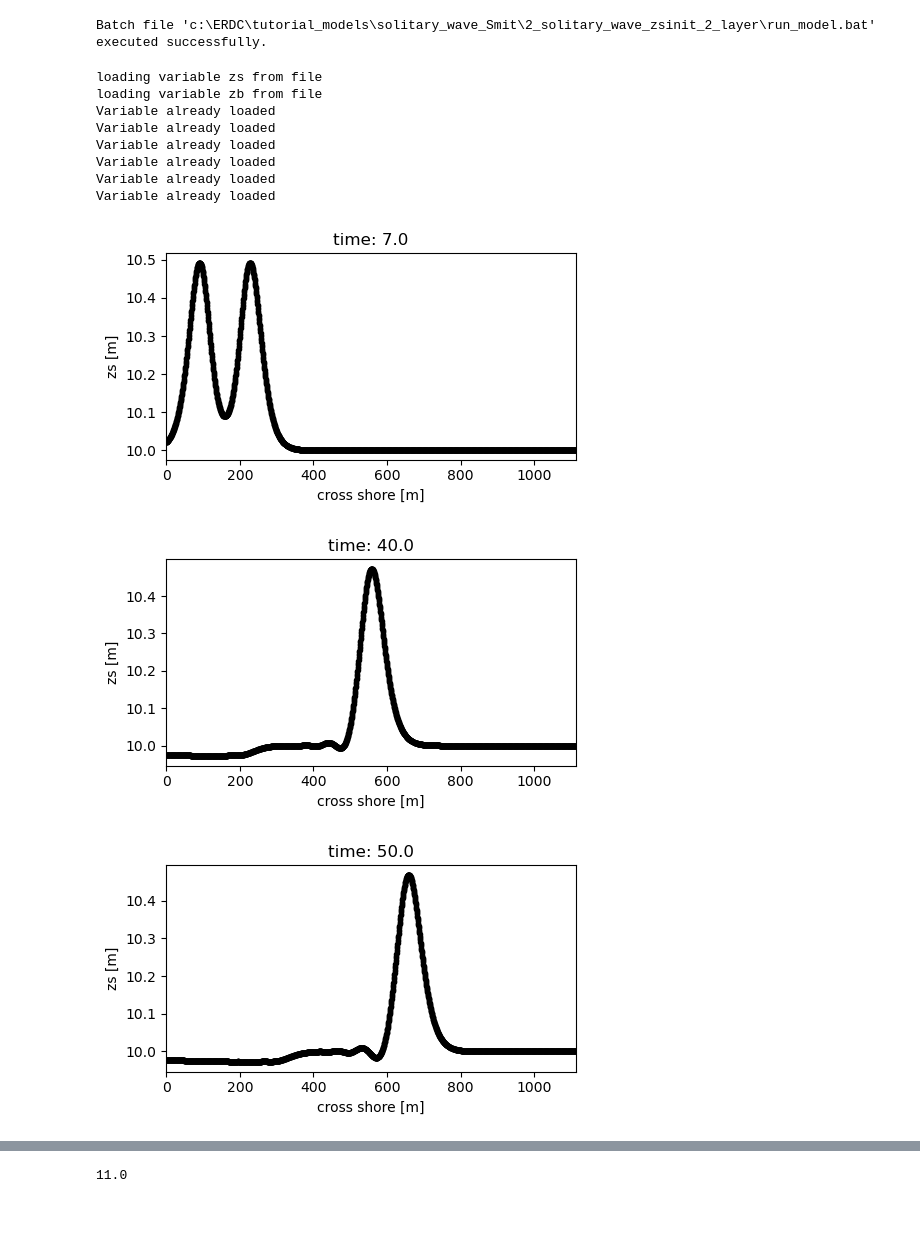
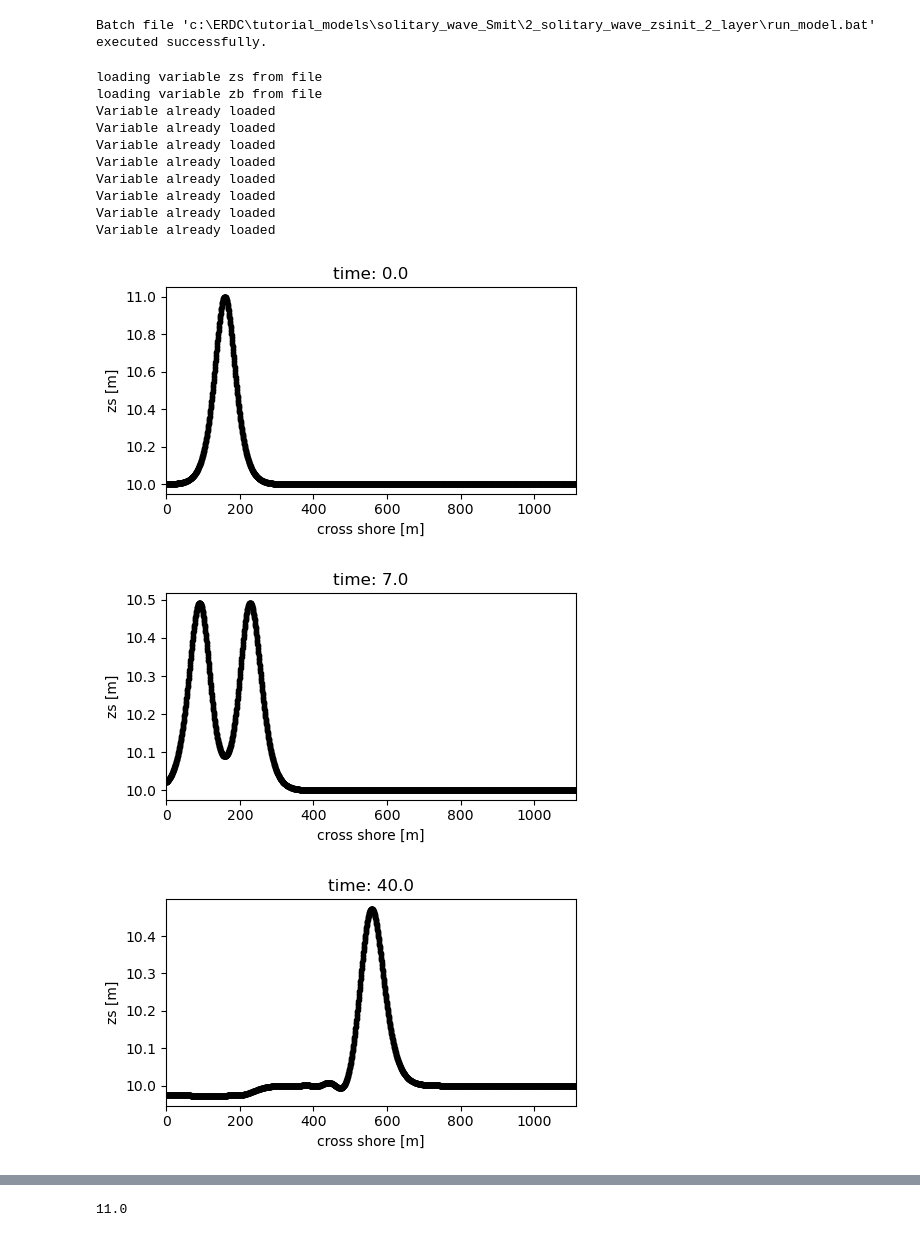
Before and after one commit to WaveHello-ERDC/xBeach_Tutorial_Models, a Jupyter notebook: solitary_wave_Smit/2_solitary_wave_zsinit_2_layer/solitary_wave_run_model.ipynb, the cells around one changed output, grey strips where cells are left out. Cells and saved outputs as stored; diff of their text form; code cells hidden in the pictures.

```diff
--- a/solitary_wave_Smit/2_solitary_wave_zsinit_2_layer/solitary_wave_run_model.ipynb
+++ b/solitary_wave_Smit/2_solitary_wave_zsinit_2_layer/solitary_wave_run_model.ipynb
@@ -314,21 +314,23 @@ results.set_save_fig(False)
 results.set_plot_localcoords(False)
 results.set_plot_km_coords(False)
 # %%
-indices = [70, 400, 500]
+indices = [0, 70, 400, 500]
 
 for index in indices:
     fig, ax = results.fig_cross_var('zs', index, iy=0, coord=None, plot_ref_bathy=False, zmin=-1)
 
 fig, ax = results.fig_profile_change(iy=0)
 # %% [output]
 loading variable zs from file
 loading variable zb from file
 Variable already loaded
 Variable already loaded
 Variable already loaded
 Variable already loaded
 Variable already loaded
 Variable already loaded
+Variable already loaded
+Variable already loaded
-[figure, old version]
+[figure, new version]
-[figure, old version]
+[figure, new version]
-[figure, old version]
+[figure, new version]
```
Also changed, not shown: parts of 1 cell of this notebook, 27 other files.
